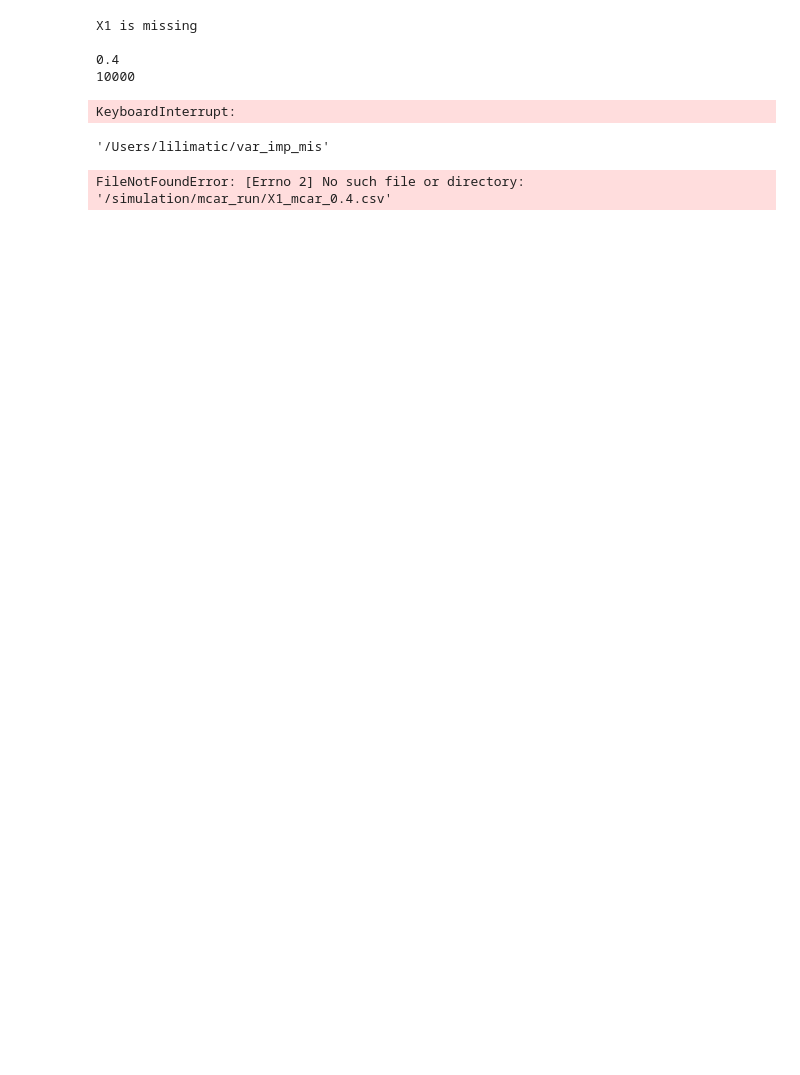
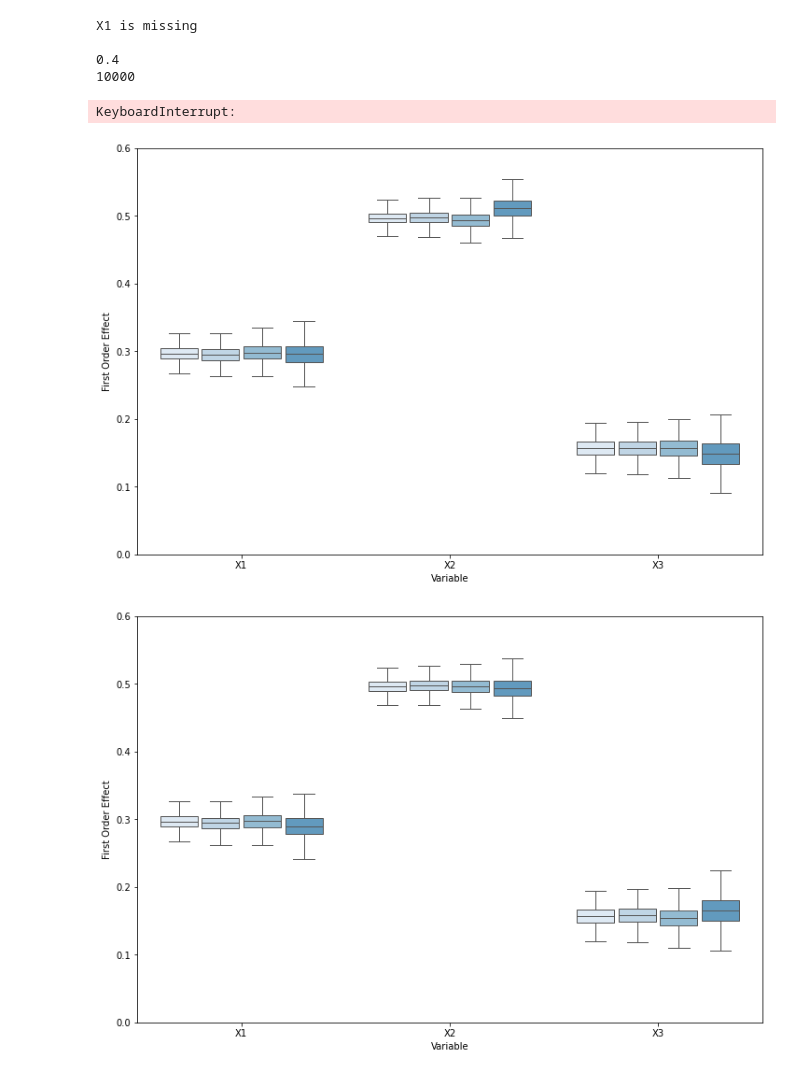
Before and after one commit to lilimatic/var_imp_mis, a Jupyter notebook: mcar right.ipynb, the cells around one changed output. Drawn from its saved outputs; the diff is of its cells as text; code cells hidden in the pictures; blank space fills up the shorter version.

```diff
--- a/mcar right.ipynb
+++ b/mcar right.ipynb
@@ -6,7 +6,7 @@ import matplotlib.pyplot as plt
 import seaborn as sns
 from matplotlib.patches import PathPatch
 # %%
-n = 10000
+n = 100
 
 eps = 0 # np.random.normal(0, 0.1, n)
 
@@ -16,9 +16,9 @@ b = 2
 b0=0.5
 b1 = 0.5
 
-sim = 10000
+sim = 100
 
-#p = 0.7
+p = 0.7
 # %%
 #df   = pd.DataFrame(np.random.uniform(0,1,size=(n, 3)),columns=['X1','X2','X3'])
 #df.to_csv('data_sim.csv')
@@ -52,7 +69,7 @@ for x in ['X1','X2','X3']: #0.4,0.7,
         dd = pd.melt(cdf, id_vars= ['sample'],value_vars=['X1','X2','X3'],var_name='Variable')
         dd = dd.rename(columns={'value':'First Order Effect'})
 
-        dd.to_csv(f'simulation/mcar_run/{x}_mcar_{p}.csv')
+        dd.to_csv(f'simulation/mcar_run/{x}_mcar_{p}_ipw.csv')
 
         fig, ax = plt.subplots(1, 1,figsize=(10, 5))
 
@@ -61,21 +78,36 @@ for x in ['X1','X2','X3']: #0.4,0.7,
         ax.set(ylim=(0, 0.6))
         fig = ax.get_figure()
         adjust_box_widths(fig, 0.9)
-        fig.savefig('simulation/mcar/MCAR_'+str(x)+'_'+str(p)+'.pdf',transparent=True,bbox_inches='tight')
+        fig.savefig('simulation/mcar/MCAR_ipw_'+str(x)+'_'+str(p)+'.pdf',transparent=True,bbox_inches='tight')
 # %% [output]
 X1 is missing
 
 0.4
 10000
 KeyboardInterrupt:
-# %%
-import os
-os.getcwd()
-# %% [output]
-'/Users/lilimatic/var_imp_mis'
-# %%
-
-
-dX1 = [pd.read_csv(f'/simulation/mcar_run/X1_mcar_0.4.csv') for p in [0.4,0.7,0.9]]
-# %% [output]
-FileNotFoundError: [Errno 2] No such file or directory: '/simulation/mcar_run/X1_mcar_0.4.csv'
+# %%
+for x in ['X1','X2','X3']:
+    dX14 = pd.read_csv(f'simulation/mcar_run/{x}_mcar_0.4.csv')
+    dX14['prob'] =  dX14['sample'].apply(lambda x: 1 if x =='complete' else 0.4)
+
+    dX16 = pd.read_csv(f'simulation/mcar_run/{x}_mcar_0.7.csv')
+    dX16 = dX16.loc[(dX16['sample']=='cc')]
+    dX16['prob'] = 0.7
+
+    dX19 = pd.read_csv(f'simulation/mcar_run/{x}_mcar_0.9.csv')
+    dX19 = dX19.loc[(dX19['sample']=='cc')]
+    dX19['prob'] = 0.9
+
+    dp = pd.concat([dX14,dX16,dX19],axis=0,ignore_index=False)
+
+    fig, ax = plt.subplots(1, 1,figsize=(12, 8))
+
+    ax = sns.boxplot(x='Variable',y='First Order Effect',data=dp,hue='prob',palette=sns.color_palette('Blues'),showfliers = False,hue_order=[1,0.9,0.7,0.4]) #"Blues" "cubehelix" flare_r'
+    ax.legend_.remove()
+    ax.set(ylim=(0.00, 0.6))
+    fig = ax.get_figure()
+    adjust_box_widths(fig, 0.9)
+    fig.savefig(f'simulation/mcar/{x}_MCAR_p_ipw.pdf',transparent=True,bbox_inches='tight')
+# %% [output]
+[figure, added]
+[figure, added]
```
Also changed, not shown: parts of 3 cells of this notebook, 46 other files.
